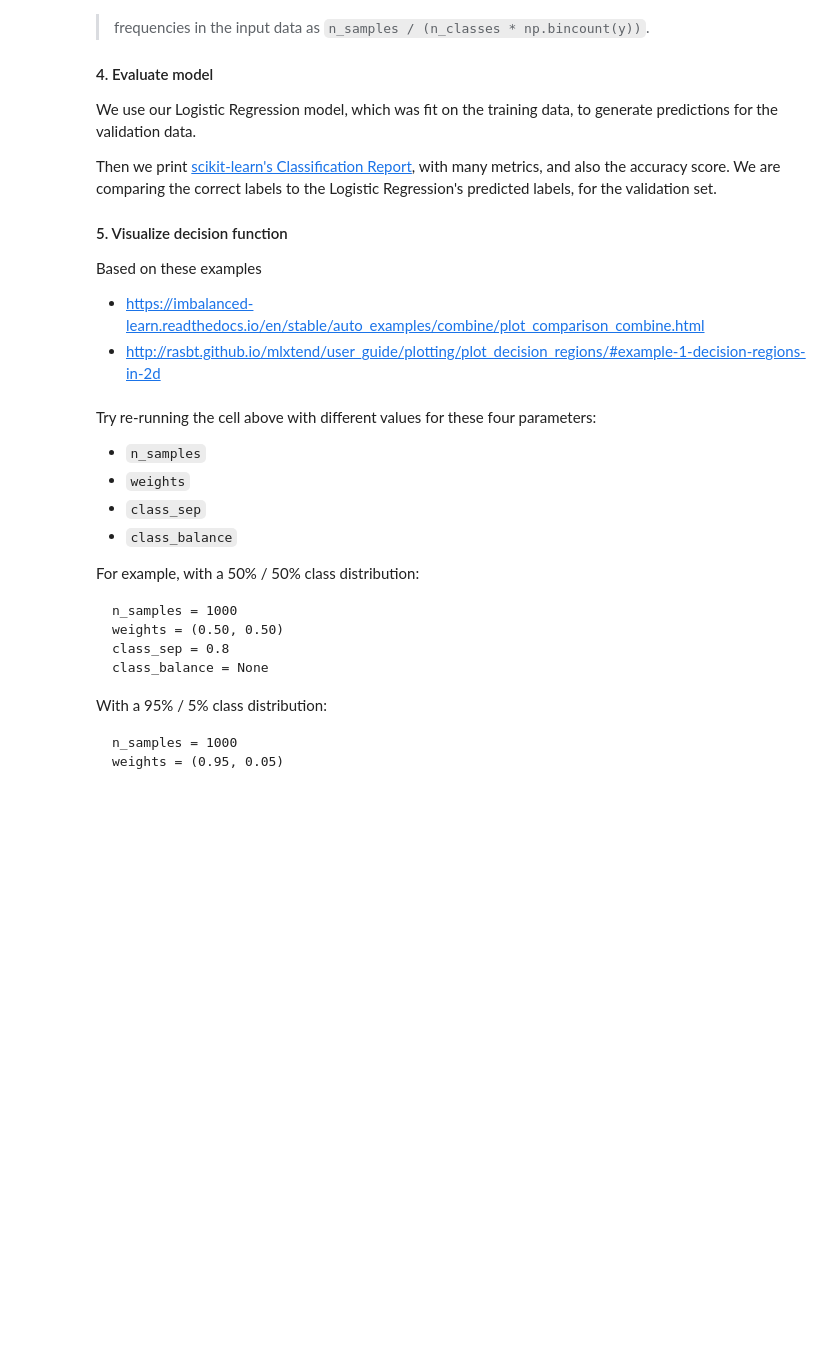
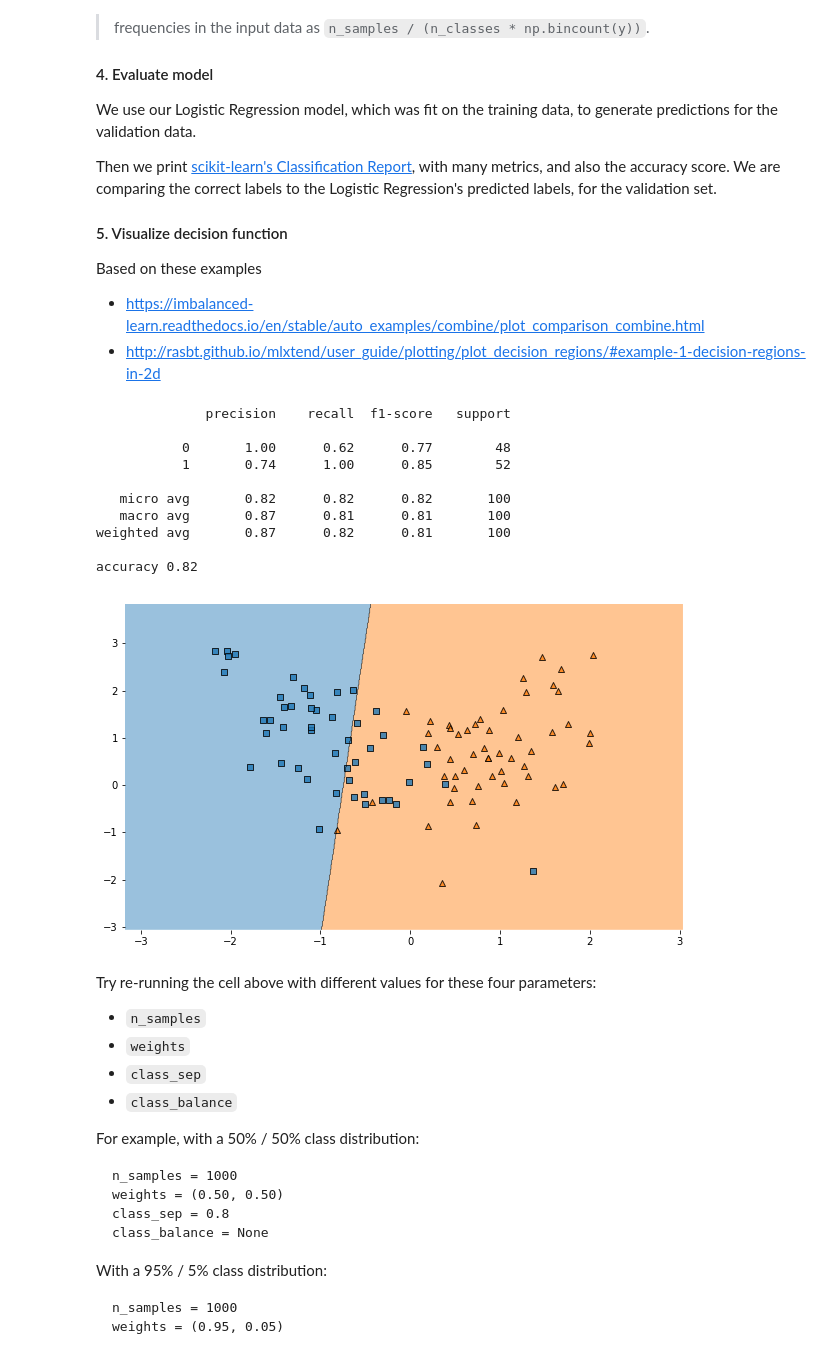
Before and after one commit to LambdaSchool/DS-Unit-2-Sprint-4-Model-Validation, a Jupyter notebook: module-2-validate-classification-problems/LS_DS_242_Validate_classification_problems.ipynb, the cells around one changed output. Saved outputs shown, nothing was run; the diff lists cells and outputs as text; code cells hidden in the pictures; blank space fills up the shorter version.

```diff
--- a/module-2-validate-classification-problems/LS_DS_242_Validate_classification_problems.ipynb
+++ b/module-2-validate-classification-problems/LS_DS_242_Validate_classification_problems.ipynb
@@ -103,33 +105,47 @@ X, y = make_classification(n_samples=n_samples, n_features=2, n_informative=2,
                            class_sep=class_sep, random_state=0)
 
 
 # 2. Split data
 
 # Uses our custom train_validation_test_split function
 X_train, X_val, X_test, y_train, y_val, y_test = train_validation_test_split(
     X, y, train_size=0.8, val_size=0.1, test_size=0.1, random_state=1)
 
 
 # 3. Fit model
 
 # Try re-running the cell with different values for this parameter
 class_weight = None
+class_weight = {0: 1, 1: 10} # "each positive class is 100 times more important to get right than the negative class"
+# The cost of a false positive is $1, the cost of a true negative is $100
 
 model = LogisticRegression(solver='lbfgs', class_weight=class_weight)
 model.fit(X_train, y_train)
 
 
 # 4. Evaluate model
 
 y_pred = model.predict(X_val)
 print(classification_report(y_val, y_pred))
 print('accuracy', accuracy_score(y_val, y_pred))
 
 
 # 5. Visualize decision regions
 
 plt.figure(figsize=(10, 6))
 plot_decision_regions(X_val, y_val, model, legend=0);
+# %% [output]
+              precision    recall  f1-score   support
+
+           0       1.00      0.62      0.77        48
+           1       0.74      1.00      0.85        52
+
+   micro avg       0.82      0.82      0.82       100
+   macro avg       0.87      0.81      0.81       100
+weighted avg       0.87      0.82      0.81       100
+
+accuracy 0.82
+[figure, added]
 # %% [markdown]
 Try re-running the cell above with different values for these four parameters:
 - `n_samples`
```
Also changed, not shown: parts of 13 cells of this notebook, 17 other files.
